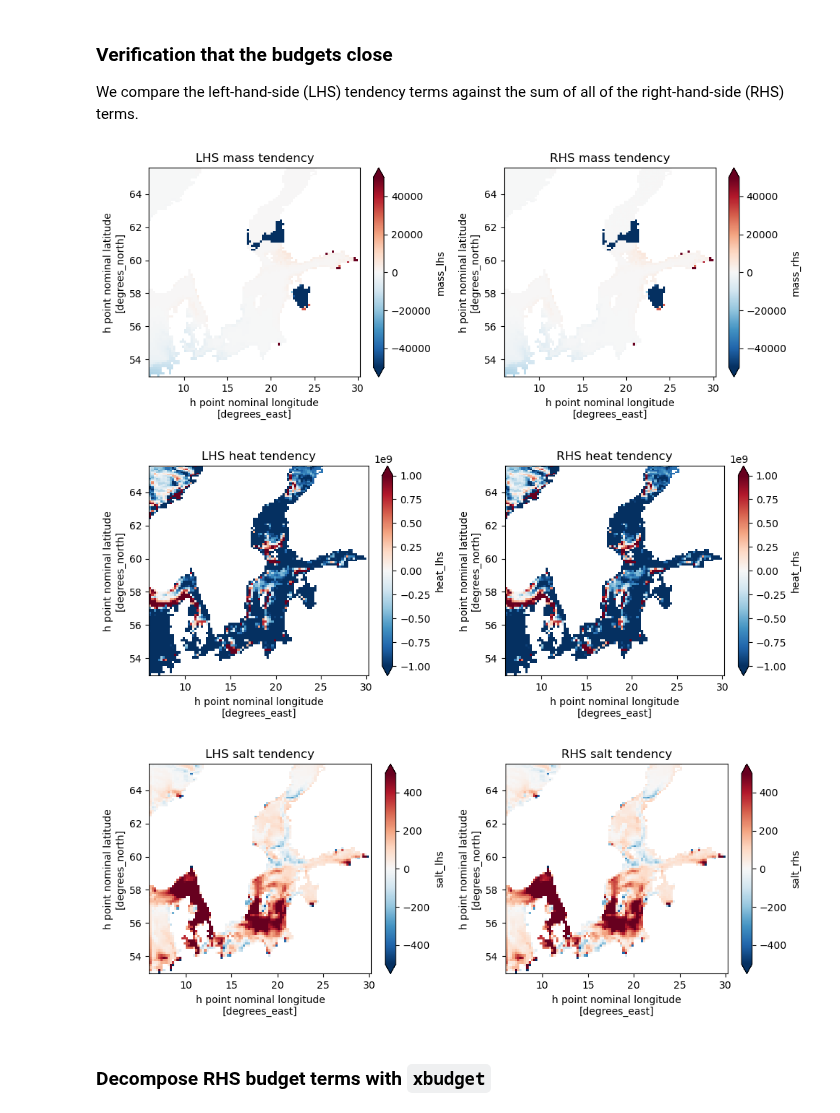
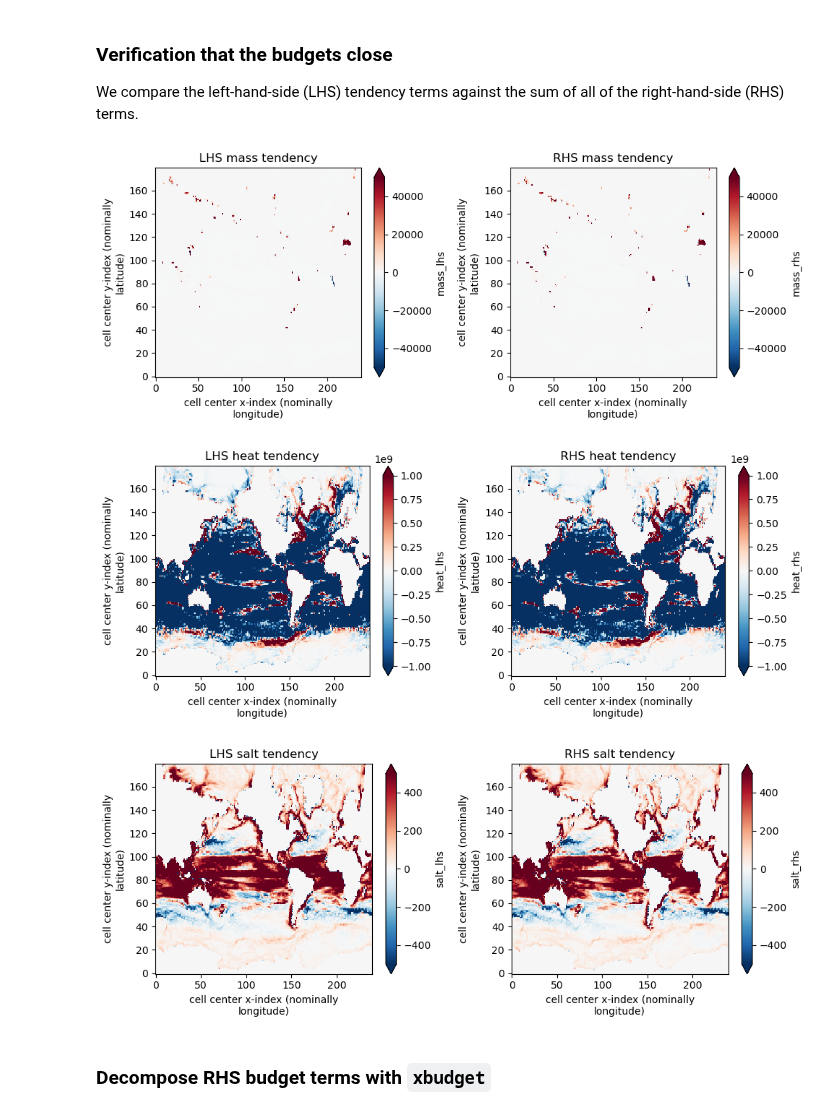
Before and after one commit to hdrake/xbudget, a Jupyter notebook: examples/MOM6_budget_examples_mass_heat_salt.ipynb, the cells around one changed output. Drawn from its saved outputs; the diff is of its cells as text; code cells hidden in the pictures.

```diff
--- a/examples/MOM6_budget_examples_mass_heat_salt.ipynb
+++ b/examples/MOM6_budget_examples_mass_heat_salt.ipynb
@@ -50,0 +14,3 @@ grid = xgcm.Grid(ds.copy(), coords=coords, metrics=metrics, boundary={'X':'exten
+# %%
+from load_example_model_grid import load_MOM6_coarsened_diagnostics
+grid = load_MOM6_coarsened_diagnostics()
@@ -178,20 +137,20 @@ We compare the left-hand-side (LHS) tendency terms against the sum of all of the
 # %%
 for eq, vmax in zip(["mass", "heat", "salt"], [5.e4, 1e9, 5.e2]):
     plt.figure(figsize=(10, 4))
 
     plt.subplot(1,2,1)
-    pc = grid._ds[get_vars(xbudget_dict, f"{eq}_lhs")['var']].isel(zl = 0).isel(time=0).plot(vmin=-vmax, vmax=vmax, cmap="RdBu_r")
+    pc = grid._ds[get_vars(xbudget_dict, f"{eq}_lhs")['var']].isel(z_l = 0).isel(time=0).plot(vmin=-vmax, vmax=vmax, cmap="RdBu_r")
     plt.title(f"LHS {eq} tendency")
 
     plt.subplot(1,2,2)
-    pc = grid._ds[get_vars(xbudget_dict, f"{eq}_rhs")['var']].isel(zl = 0).isel(time=0).plot(vmin=-vmax, vmax=vmax, cmap="RdBu_r")
+    pc = grid._ds[get_vars(xbudget_dict, f"{eq}_rhs")['var']].isel(z_l = 0).isel(time=0).plot(vmin=-vmax, vmax=vmax, cmap="RdBu_r")
     plt.title(f"RHS {eq} tendency")
 
     plt.tight_layout()
 # %% [output]
-[figure, old version]
+[figure, new version]
-[figure, old version]
+[figure, new version]
-[figure, old version]
+[figure, new version]
 # %% [markdown]
 ### Decompose RHS budget terms with `xbudget`
 # %% [markdown]
```
Also changed, not shown: parts of 12 cells of this notebook, 6 other files.
